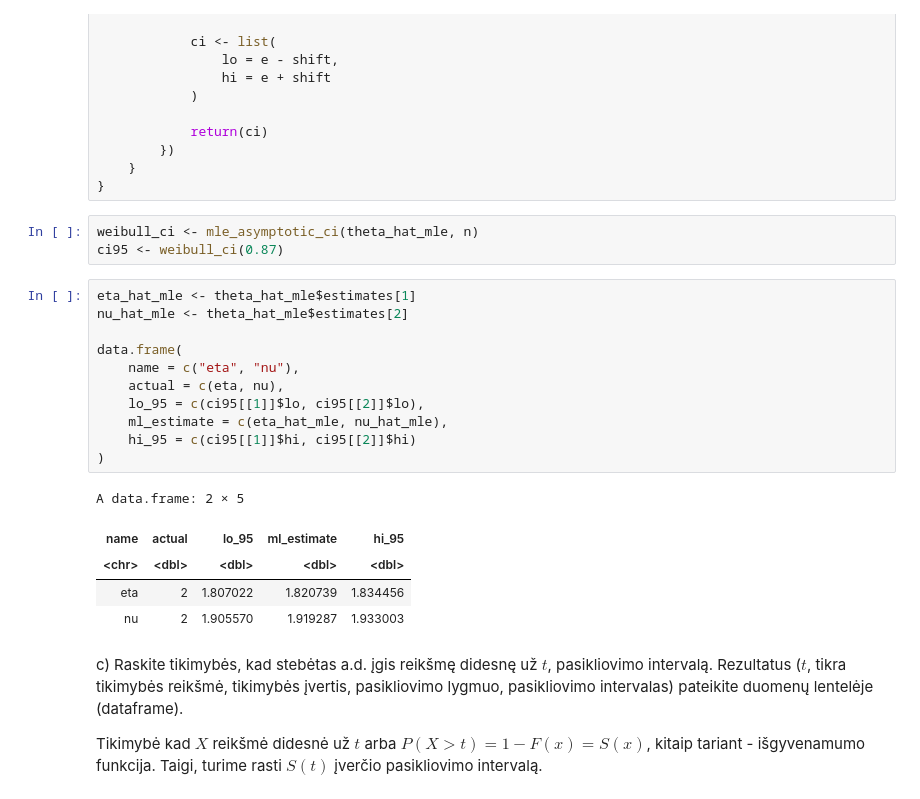
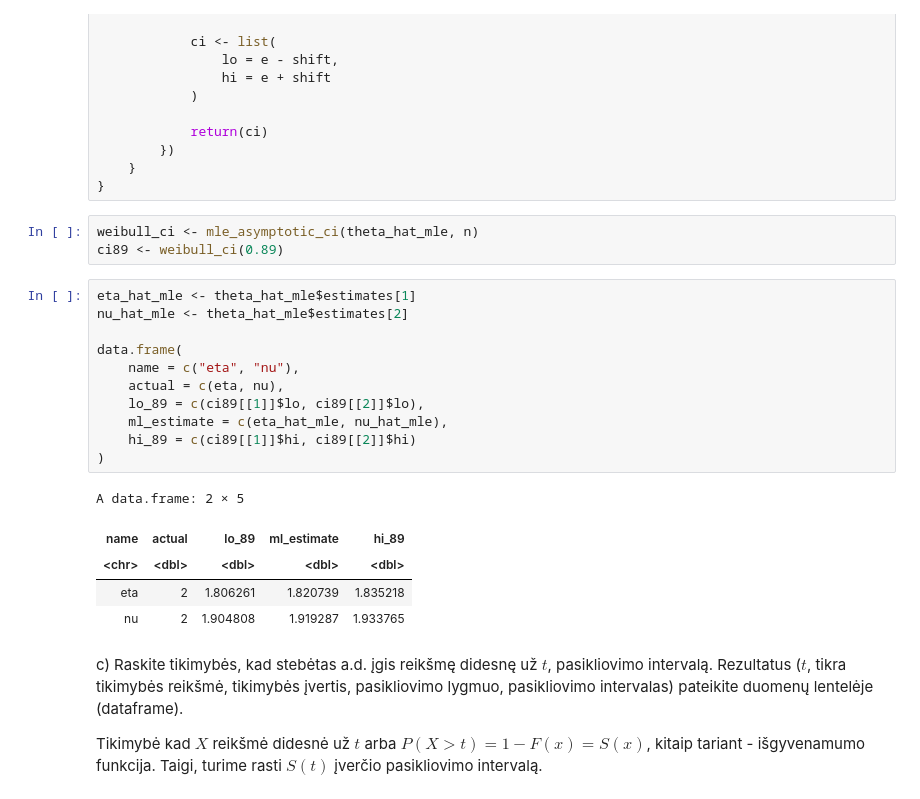
Before and after one commit to vabalas/pns-tasks, a Jupyter notebook: part-2/task-1.ipynb, the cells around one changed output. Cells and saved outputs as stored; diff of their text form.

```diff
--- a/part-2/task-1.ipynb
+++ b/part-2/task-1.ipynb
@@ -125,24 +127,24 @@ mle_asymptotic_ci <- function(mle, sample_size) {
 }
 # %%
 weibull_ci <- mle_asymptotic_ci(theta_hat_mle, n)
-ci95 <- weibull_ci(0.87)
+ci89 <- weibull_ci(0.89)
 # %%
 eta_hat_mle <- theta_hat_mle$estimates[1]
 nu_hat_mle <- theta_hat_mle$estimates[2]
 
 data.frame(
     name = c("eta", "nu"),
     actual = c(eta, nu),
-    lo_95 = c(ci95[[1]]$lo, ci95[[2]]$lo),
+    lo_89 = c(ci89[[1]]$lo, ci89[[2]]$lo),
     ml_estimate = c(eta_hat_mle, nu_hat_mle),
-    hi_95 = c(ci95[[1]]$hi, ci95[[2]]$hi)
+    hi_89 = c(ci89[[1]]$hi, ci89[[2]]$hi)
 )
 # %% [output]
 A data.frame: 2 × 5
-| name | actual | lo_95 | ml_estimate | hi_95 |
+| name | actual | lo_89 | ml_estimate | hi_89 |
 | <chr> | <dbl> | <dbl> | <dbl> | <dbl> |
-| eta | 2 | 1.807022 | 1.820739 | 1.834456 |
-| nu | 2 | 1.905570 | 1.919287 | 1.933003 |
+| eta | 2 | 1.806261 | 1.820739 | 1.835218 |
+| nu | 2 | 1.904808 | 1.919287 | 1.933765 |
 # %% [markdown]
 c) Raskite tikimybės, kad stebėtas a.d. įgis reikšmę didesnę už $t$, pasikliovimo intervalą.
 Rezultatus ($t$, tikra tikimybės reikšmė, tikimybės įvertis, pasikliovimo lygmuo, pasikliovimo
```
Also changed, not shown: parts of 1 cell of this notebook.
